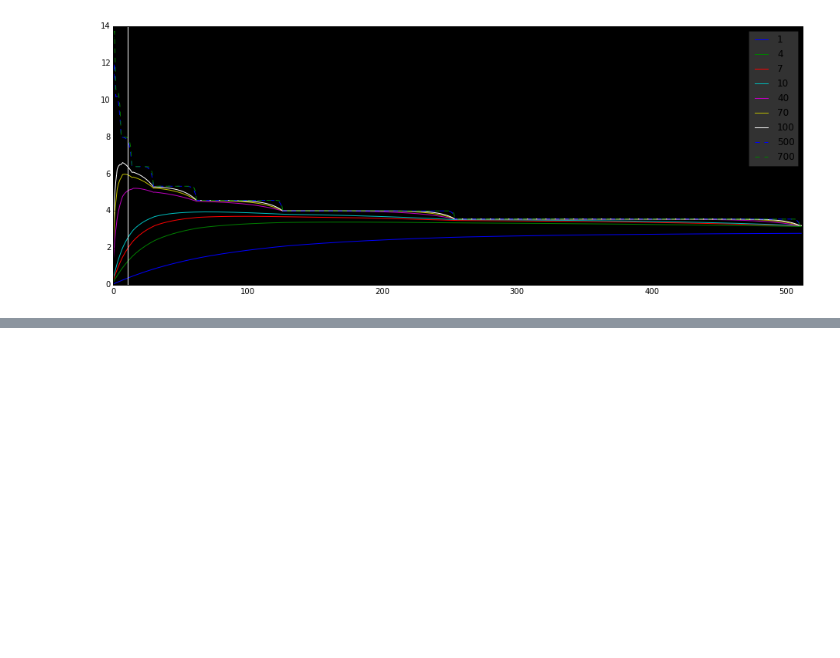
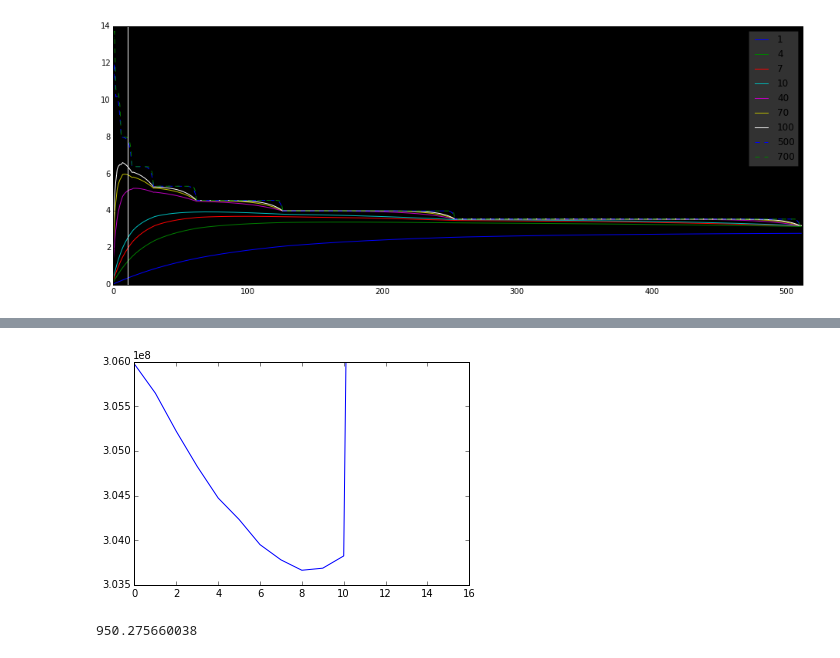
Before and after one commit to 0range/searchSem2, a Jupyter notebook: Seminar2 - Arzumanyan.ipynb, the cells around one changed output, grey strips where cells are left out. Saved outputs shown, nothing was run; the diff lists cells and outputs as text; code cells hidden in the pictures; blank space fills up the shorter version.

```diff
--- a/Seminar2 - Arzumanyan.ipynb
+++ b/Seminar2 - Arzumanyan.ipynb
@@ -129,0 +167,3 @@ print m_opt_l+1, compcoeffs[l,m_opt_l]
+# %%
+m_min_second = m_min_first + ((m_max_first - m_min_first) / 16) * (np.argmin(comp_sum_coeffs_second) - 1)
+m_max_second = m_min_first + ((m_max_first - m_min_first) / 16) * (np.argmin(comp_sum_coeffs_second) + 1)
@@ -129,0 +182,5 @@ print m_opt_l+1, compcoeffs[l,m_opt_l]
+# %%
+plt.plot(comp_sum_coeffs_third)
+lim = plt.ylim([3.035 * 10 ** 8, 3.06 * 10**8])
+# %% [output]
+[figure, added]
@@ -129,0 +190,12 @@ print m_opt_l+1, compcoeffs[l,m_opt_l]
+# %%
+thetime = time()
+comp_sum_coeffs_last = np.zeros((m_max_third - m_min_third + 1))
+for i in xrange(len(compressed_index)):
+    #if i % 100000 == 0:
+    #    print i, time() - thetime
+    for m in xrange(m_min_third, m_max_third + 1):
+        coded_size = GolombCompress(compressed_index[i], m)
+        comp_sum_coeffs_last[m - m_max_third] += coded_size
+print time() - thetime
+# %% [output]
+950.275660038
```
Also changed, not shown: parts of 25 cells of this notebook.
